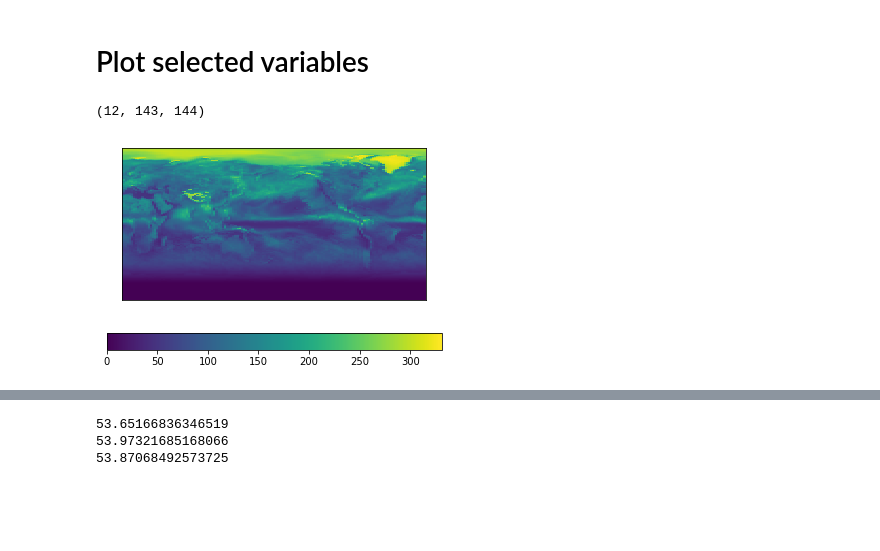
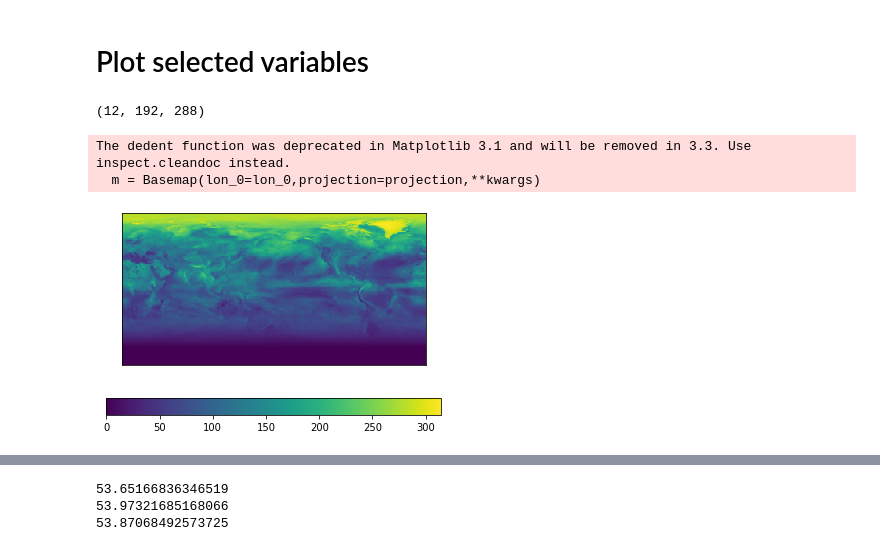
Before and after one commit to katemarvel/CMIP6_LDEO, a Jupyter notebook: IPSL.ipynb, the cells around one changed output, grey strips where cells are left out. Saved outputs shown, nothing was run; the diff lists cells and outputs as text; code cells hidden in the pictures; blank space fills up the shorter version.

```diff
--- a/IPSL.ipynb
+++ b/IPSL.ipynb
@@ -20,18 +22,23 @@ variables
 # %% [markdown]
 # Plot selected variables
 # %%
+#model="IPSL-CM6A-LR"
+model="CESM2"
+experiment="piControl"
 variable="rsut"
-allfiles=glob.glob(data_dir+variable+"/IPSL-CM6A-LR/*")
+allfiles=glob.glob(data_dir+variable+"/"+model+"/*"+experiment+"*")
 file=allfiles[0]
 year=float(file.split(".")[-2])
 #Sanity Check
 f=cdms.open(file)
 data=f(variable)
 print(data.shape)
 plt.figure()
 m=Plotting.bmap(data[6],projection='cyl')
 cbar=plt.colorbar(orientation="horizontal")
 # %% [output]
-(12, 143, 144)
+(12, 192, 288)
+The dedent function was deprecated in Matplotlib 3.1 and will be removed in 3.3. Use inspect.cleandoc instead.
+  m = Basemap(lon_0=lon_0,projection=projection,**kwargs)
-[figure, old version]
+[figure, new version]
 # %%
```
Also changed, not shown: parts of 9 cells of this notebook, 8 other files.
